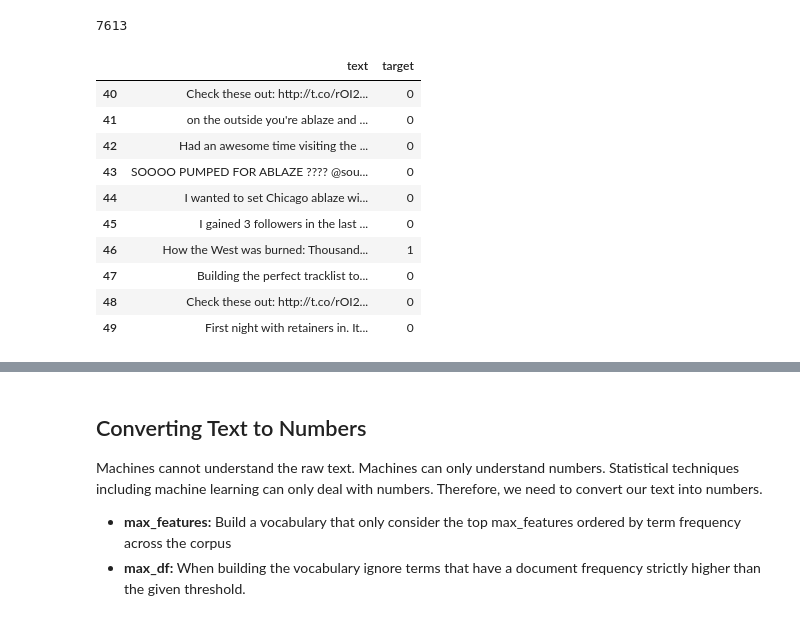
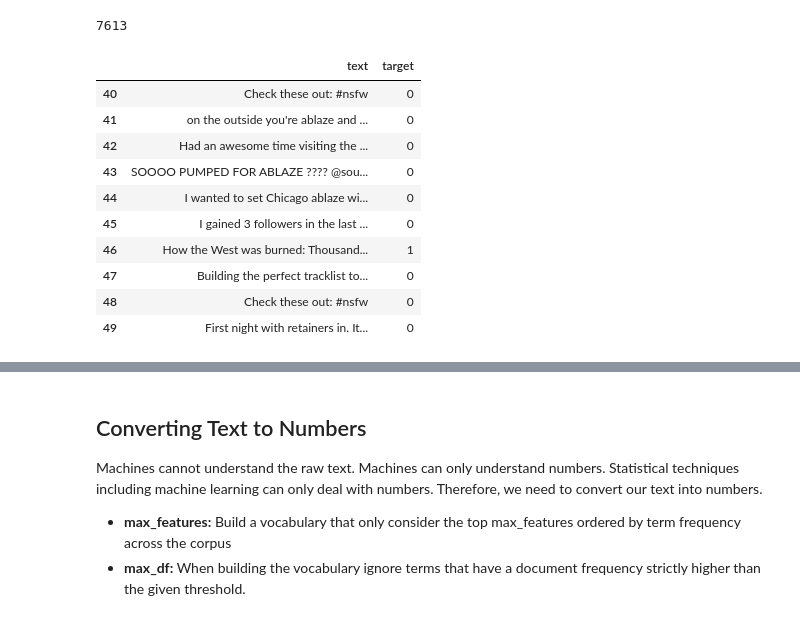
Before and after one commit to alisharifara/disaster-detection-NLP, a Jupyter notebook: Disaster-detection-using-NLP.ipynb, the cells around one changed output, grey strips where cells are left out. Cells and saved outputs as stored; diff of their text form; code cells hidden in the pictures.

```diff
--- a/Disaster-detection-using-NLP.ipynb
+++ b/Disaster-detection-using-NLP.ipynb
@@ -27,6 +28,6 @@ from yellowbrick.text.freqdist import FreqDistVisualizer
 # %%
 # dataset is taken from Kaggle website
-df_train = pd.read_csv('./dataset/train.csv')
+df_tweet = pd.read_csv('./dataset/train.csv')
 
 # Note: this df does not have the target column
 df_test = pd.read_csv('./dataset/test.csv')
@@ -76,4 +134,4 @@ Name: target, dtype: int64
 we are going to drop the columns which have missing values as well as ID.
 ID does not add any value to the model that we are about to create.
 # %%
-df_train.drop(['id','location', 'keyword'], axis=1, inplace=True)
+df_tweet.drop(['id','location', 'keyword'], axis=1, inplace=True)
@@ -88,0 +154,6 @@ df_train.head()
+# %%
+def remove_URL(text):
+    url = re.compile(r'https?://\S+|www\.\S+')
+    return url.sub(r'',text)
+
+df_tweet['text'] = df_tweet['text'].apply(lambda x : remove_URL(x))
@@ -124,10 +210,10 @@ len(documents)
 # %% [output]
 7613
 # %%
-df_train[40:50]
+df_tweet[40:50]
 # %% [output]
 |  | text | target |
-| 40 | Check these out: http://t.co/rOI2... | 0 |
+| 40 | Check these out: #nsfw | 0 |
 | 41 | on the outside you're ablaze and ... | 0 |
 | 42 | Had an awesome time visiting the ... | 0 |
 | 43 | SOOOO PUMPED FOR ABLAZE ???? @sou... | 0 |
@@ -135,7 +221,7 @@ df_train[40:50]
 | 45 | I gained 3 followers in the last ... | 0 |
 | 46 | How the West was burned: Thousand... | 1 |
 | 47 | Building the perfect tracklist to... | 0 |
-| 48 | Check these out: http://t.co/rOI2... | 0 |
+| 48 | Check these out: #nsfw | 0 |
 | 49 | First night with retainers in. It... | 0 |
 # %%
 # print 10 rows
```
Also changed, not shown: parts of 22 cells of this notebook.
